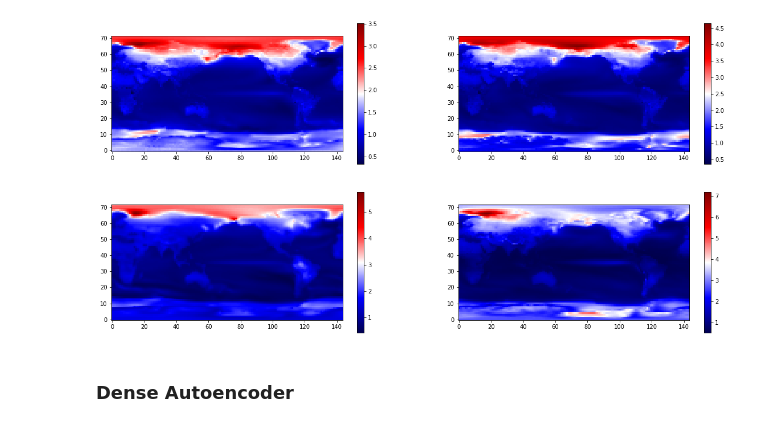
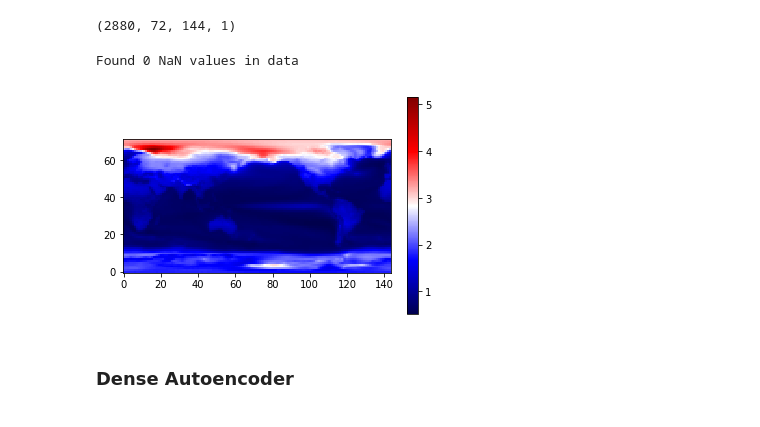
Before and after one commit to bgroenks96/cmip-embeddings, a Jupyter notebook: deep_embeddings.ipynb, the cells around one changed output. Cells and saved outputs as stored; diff of their text form; code cells hidden in the pictures.

```diff
--- a/deep_embeddings.ipynb
+++ b/deep_embeddings.ipynb
@@ -60,24 +62,21 @@ print(X_all.shape)
-# %%
-plt.figure(figsize=(20,10))
-stdev = X_ccsm4.std(dim='time').to_array().values.reshape((72, 144))
-plt.subplot(2,2,1)
-plt.imshow(stdev, origin='lower', cmap='seismic')
-plt.colorbar()
-stdev = X_cesm.std(dim='time').to_array().values.reshape((72, 144))
-plt.subplot(2,2,2)
-plt.imshow(stdev, origin='lower', cmap='seismic')
-plt.colorbar()
-stdev = X_canesm.std(dim='time').to_array().values.reshape((72, 144))
-plt.subplot(2,2,3)
-plt.imshow(stdev, origin='lower', cmap='seismic')
-plt.colorbar()
-stdev = X_cnrm.std(dim='time').to_array().values.reshape((72, 144))
-plt.subplot(2,2,4)
-plt.imshow(stdev, origin='lower', cmap='seismic')
-plt.colorbar()
-plt.show()
-# %% [output]
-[figure, removed]
+# %%
+X_train = X_all
+X_valid = np.transpose(X_mpi_arr, axes=[1,2,3,0])
+print(X_valid.shape)
+# %% [output]
+(2880, 72, 144, 1)
+# %%
+n_count = np.count_nonzero(~np.isnan(X_all))
+print('Found {} NaN values in data'.format(np.product(X_all.shape) - n_count))
+# %% [output]
+Found 0 NaN values in data
+# %%
+X_std = np.std(X_train, axis=0)
+plt.imshow(X_std.squeeze(), origin='lower', cmap='seismic')
+plt.colorbar()
+plt.show()
+# %% [output]
+[figure, added]
 # %%
 def plot_var_spatial(X, model, target_shape=(1, N_lat, N_lon, 1), name="model", t=0, c=0):
     X_t = X[c,t,:,:]
```
Also changed, not shown: parts of 18 cells of this notebook, 1 other file.
